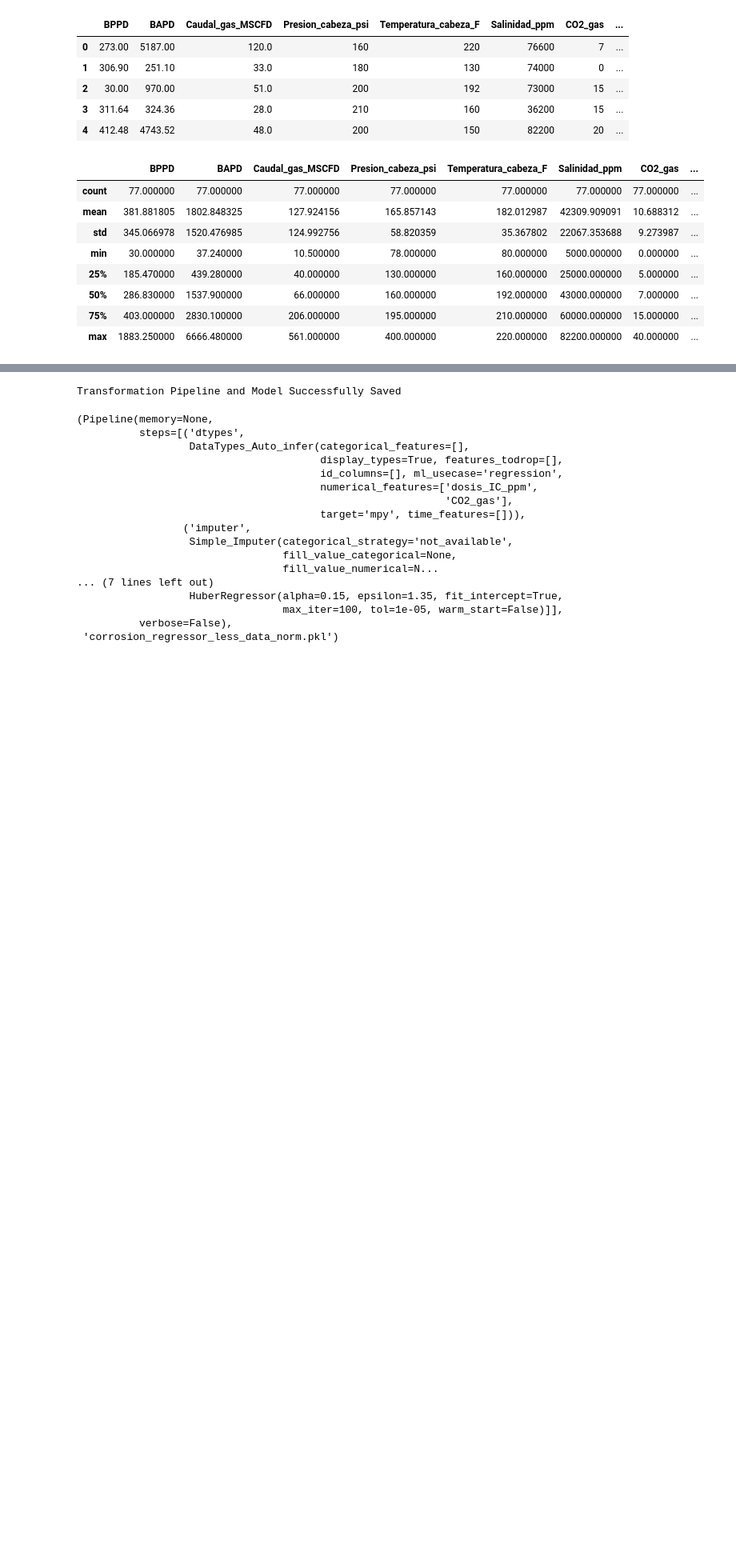
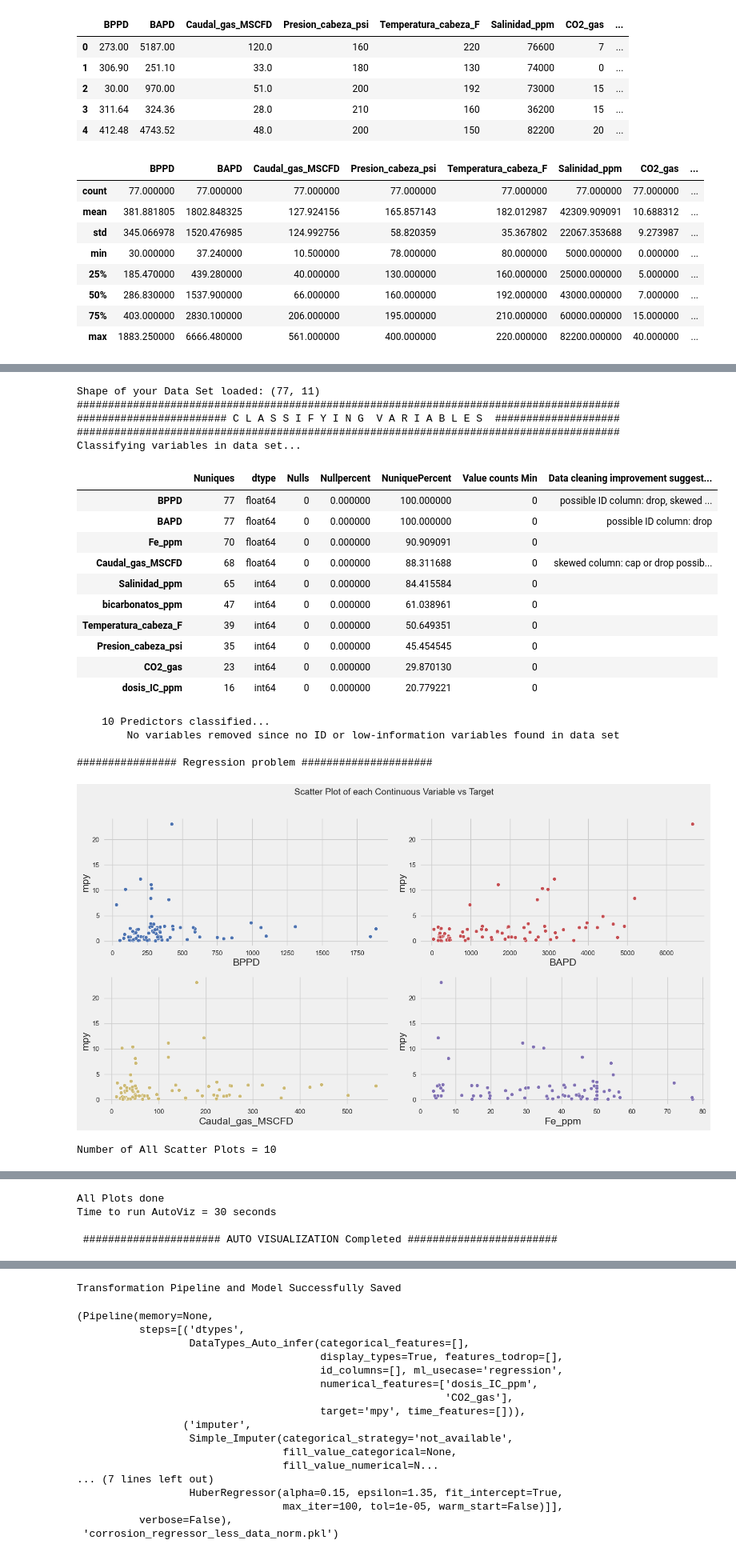
Before and after one commit to santiago2588/corrosion_AI_regression, a Jupyter notebook: AI_models/code_corrosion_prediction.ipynb, the cells around one changed output, grey strips where cells are left out. Shown at 80% size. Saved outputs shown, nothing was run; the diff lists cells and outputs as text; code cells hidden in the pictures; blank space fills up the shorter version.

```diff
--- a/AI_models/code_corrosion_prediction.ipynb
+++ b/AI_models/code_corrosion_prediction.ipynb
@@ -39,0 +52,25 @@ exp_clf01 = setup(data = corr_df, target = 'mpy', session_id = 123)
+# %%
+eda(display_format = 'svg')
+# %% [output]
+Shape of your Data Set loaded: (77, 11)
+#######################################################################################
+######################## C L A S S I F Y I N G  V A R I A B L E S  ####################
+#######################################################################################
+Classifying variables in data set...
+|  | Nuniques | dtype | Nulls | Nullpercent | NuniquePercent | Value counts Min | Data cleaning improvement suggest... |
+| BPPD | 77 | float64 | 0 | 0.000000 | 100.000000 | 0 | possible ID column: drop, skewed ... |
+| BAPD | 77 | float64 | 0 | 0.000000 | 100.000000 | 0 | possible ID column: drop |
+| Fe_ppm | 70 | float64 | 0 | 0.000000 | 90.909091 | 0 |  |
+| Caudal_gas_MSCFD | 68 | float64 | 0 | 0.000000 | 88.311688 | 0 | skewed column: cap or drop possib... |
+| Salinidad_ppm | 65 | int64 | 0 | 0.000000 | 84.415584 | 0 |  |
+| bicarbonatos_ppm | 47 | int64 | 0 | 0.000000 | 61.038961 | 0 |  |
+| Temperatura_cabeza_F | 39 | int64 | 0 | 0.000000 | 50.649351 | 0 |  |
+| Presion_cabeza_psi | 35 | int64 | 0 | 0.000000 | 45.454545 | 0 |  |
+| CO2_gas | 23 | int64 | 0 | 0.000000 | 29.870130 | 0 |  |
+| dosis_IC_ppm | 16 | int64 | 0 | 0.000000 | 20.779221 | 0 |  |
+    10 Predictors classified...
+        No variables removed since no ID or low-information variables found in data set
+
+################ Regression problem #####################
+[figure, added]
+Number of All Scatter Plots = 10
@@ -40,3 +84,7 @@ exp_clf01 = setup(data = corr_df, target = 'mpy', session_id = 123)
+All Plots done
+Time to run AutoViz = 30 seconds
+
+ ###################### AUTO VISUALIZATION Completed ########################
 # %%
 best = compare_models()
 # %% [output]
```
Also changed, not shown: parts of 13 cells of this notebook, 2 other files.
